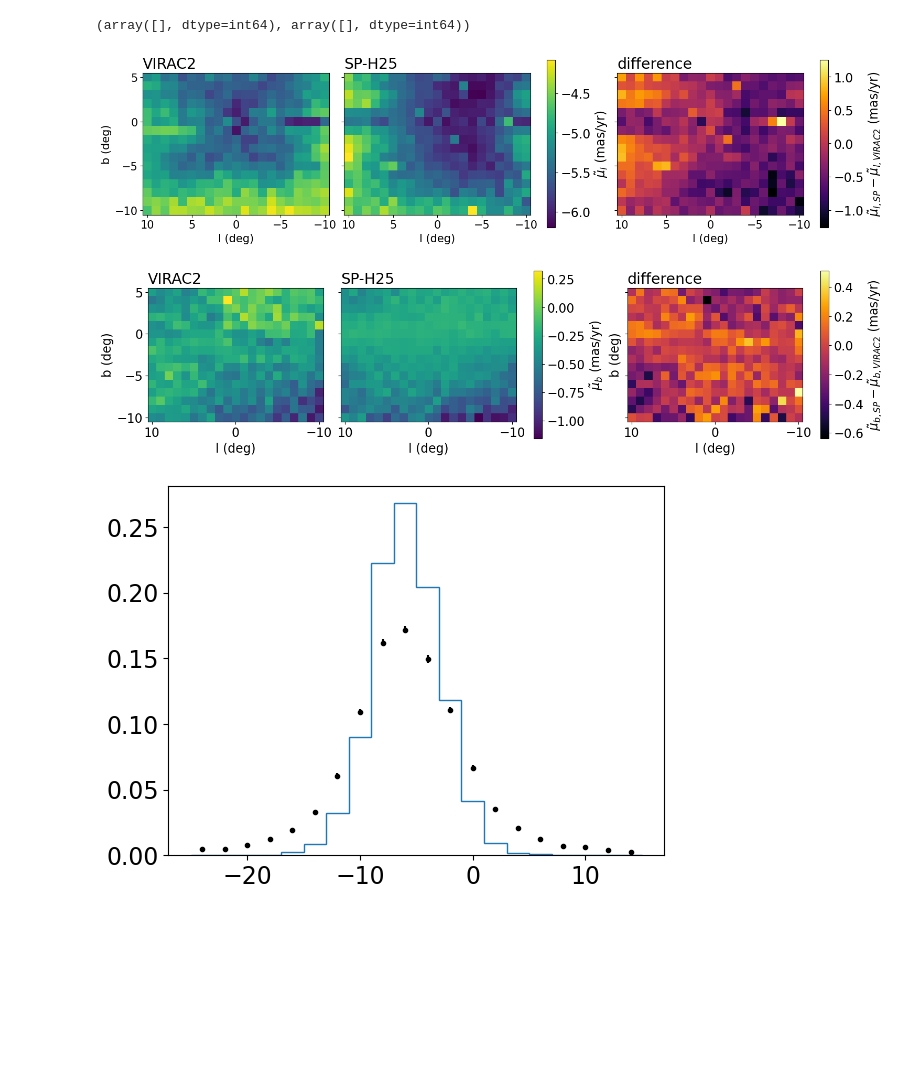
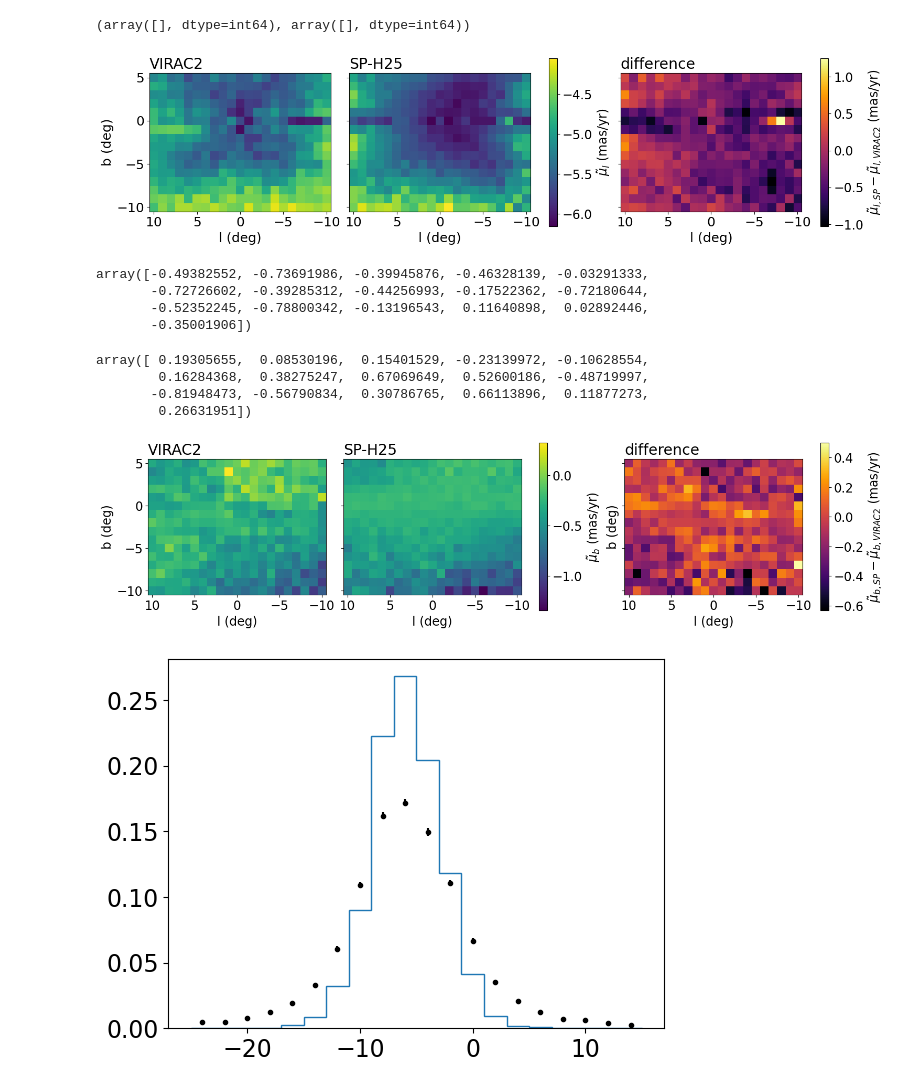
Before and after one commit to synthpop-galaxy/synthpop-model-eval, a Jupyter notebook: virac2.ipynb, the cells around one changed output. Cells and saved outputs as stored; diff of their text form; code cells hidden in the pictures; blank space fills up the shorter version.

```diff
--- a/virac2.ipynb
+++ b/virac2.ipynb
@@ -645,5 +383,0 @@ KeyboardInterrupt:
-# %%
-for l in [-6]:
-    for b in range(0,6):
-        print(l,b)
-        get_spcat(l,b)
@@ -655,5 +384,5 @@ KeyboardInterrupt:
 # %%
-for l in range(-5,11):
+for l in range(-10,11):
     for b in range(-10,6):
         print(l,b)
         get_spcat(l,b)
@@ -713,6 +442,8 @@ which = np.array(smul)>-4
 np.array(ls)[which], np.array(bs)[which]
 # %% [output]
 (array([], dtype=int64), array([], dtype=int64))
+# %%
+plt.rcParams.update({'font.size': 18})
 # %%
 fig, axes = plt.subplots(1, 3, figsize=(15, 5), constrained_layout=True, sharey=True)
 plt.rcParams["font.size"] = 17
@@ -726,34 +457,51 @@ virac = axes[0].imshow(vmuls, origin="lower",
                      aspect="equal", cmap="viridis", vmin=vmin, vmax=vmax)
 axes[0].set_title("VIRAC2", loc='left')
 axes[0].set_xlabel("l (deg)")
 axes[0].set_ylabel("b (deg)")
 axes[0].invert_xaxis()
+axes[0].set_xticks([-10,-5,0,5,10])
 
 smuls = np.reshape(smul,(21,16)).T
 synthpop = axes[1].imshow(smuls, origin="lower",
                      extent=[-10.5,10.5,-10.5,5.5],
                      aspect="equal", cmap="viridis", vmin=vmin, vmax=vmax)
 axes[1].set_title("SP-H25", loc='left')
 axes[1].set_xlabel("l (deg)")
+axes[1].set_xticks([-10,-5,0,5,10])
 axes[1].invert_xaxis()
 fig.colorbar(synthpop, ax=axes[1], orientation="vertical", label=r"$\tilde{\mu}_l$ (mas/yr)", shrink=0.65)
 
 
 diff = axes[2].imshow(smuls-vmuls, origin="lower",
                      extent=[-10.5,10.5,-10.5,5.5],
                      aspect="equal", cmap="inferno")#, vmin=vmin, vmax=vmax)
 axes[2].set_title("difference", loc='left')
 axes[2].set_xlabel("l (deg)")
 #axes[2].set_ylabel("b (deg)")
 axes[2].invert_xaxis()
+axes[2].set_xticks([-10,-5,0,5,10])
 
 fig.colorbar(diff, ax=axes[2], orientation="vertical",
              label=r"$\tilde{\mu}_{l,SP}-\tilde{\mu}_{l,VIRAC2}$ (mas/yr)", shrink=0.65)
 
 plt.savefig("figures/virac_mul_maps.pdf")
 plt.show()
 # %% [output]
-[figure, old version]
+[figure, new version]
+# %%
+(smuls-vmuls)[:,0]
+# %% [output]
+array([-0.49382552, -0.73691986, -0.39945876, -0.46328139, -0.03291333,
+       -0.72726602, -0.39285312, -0.44256993, -0.17522362, -0.72180644,
+       -0.52352245, -0.78800342, -0.13196543,  0.11640898,  0.02892446,
+       -0.35001906])
+# %%
+(smuls-vmuls)[:,-1]
+# %% [output]
+array([ 0.19305655,  0.08530196,  0.15401529, -0.23139972, -0.10628554,
+        0.16284368,  0.38275247,  0.67069649,  0.52600186, -0.48719997,
+       -0.81948473, -0.56790834,  0.30786765,  0.66113896,  0.11877273,
+        0.26631951])
 # %%
 fig, axes = plt.subplots(1, 3, figsize=(15, 5), constrained_layout=True, sharey=True)
 
@@ -768,6 +516,7 @@ axes[0].set_title("VIRAC2", loc='left')
 axes[0].set_xlabel("l (deg)")
 axes[0].set_ylabel("b (deg)")
 axes[0].invert_xaxis()
+axes[0].set_xticks([-10,-5,0,5,10])
 
 smubs = np.reshape(smub,(21,16)).T
 synthpop = axes[1].imshow(smubs, origin="lower",
@@ -776,6 +525,7 @@ synthpop = axes[1].imshow(smubs, origin="lower",
 axes[1].set_title("SP-H25", loc='left')
 axes[1].set_xlabel("l (deg)")
 axes[1].invert_xaxis()
+axes[1].set_xticks([-10,-5,0,5,10])
 fig.colorbar(synthpop, ax=axes[1], orientation="vertical", label=r"$\tilde{\mu}_b$ (mas/yr)", shrink=0.65)
 
 
@@ -786,6 +536,7 @@ axes[2].set_title("difference", loc='left')
 axes[2].set_xlabel("l (deg)")
 axes[2].set_ylabel("b (deg)")
 axes[2].invert_xaxis()
+axes[2].set_xticks([-10,-5,0,5,10])
 
 fig.colorbar(diff, ax=axes[2], orientation="vertical",
              label=r"$\tilde{\mu}_{b,SP}-\tilde{\mu}_{b,VIRAC2}$ (mas/yr)", shrink=0.65)
@@ -793,7 +544,7 @@ fig.colorbar(diff, ax=axes[2], orientation="vertical",
 plt.savefig("figures/virac_mub_maps.pdf")
 plt.show()
 # %% [output]
-[figure, old version]
+[figure, new version]
 # %%
 def plot_hist(l,b,maglim=16):
     vcat = get_virac2(l,b)
```
Also changed, not shown: parts of 20 cells of this notebook, 13 other files.
